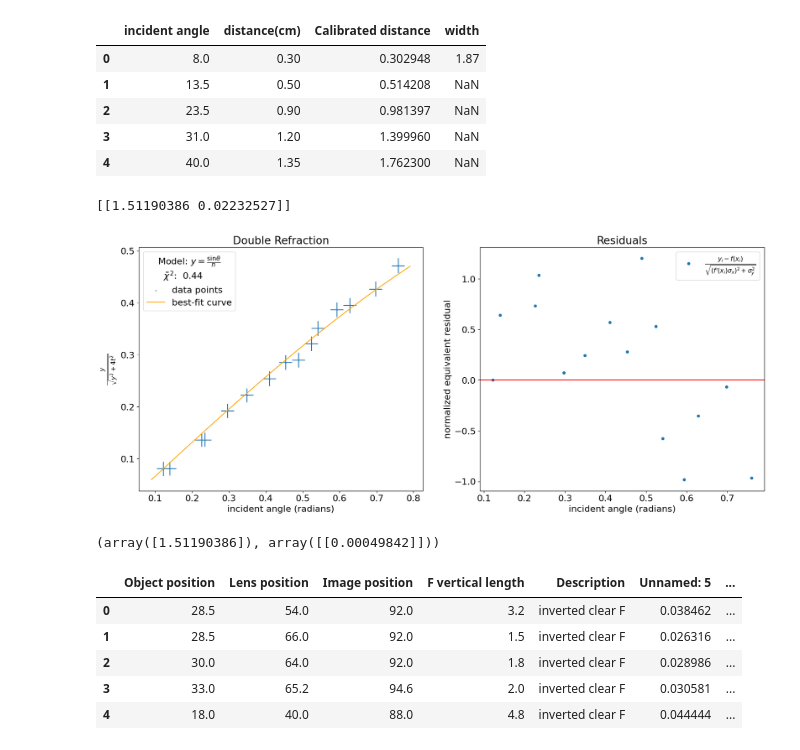
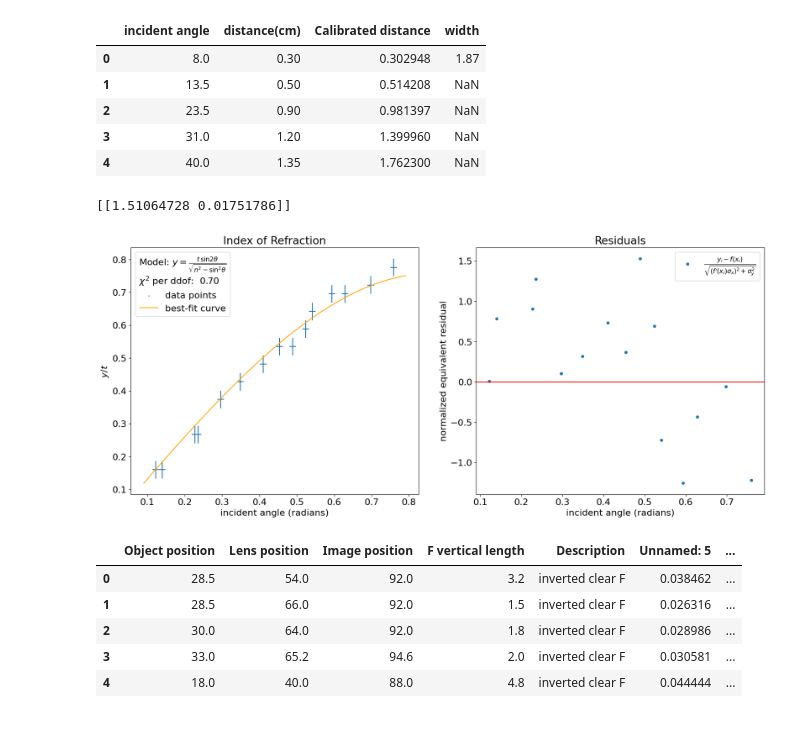
Before and after one commit to ryanliu30/5CL, a Jupyter notebook: notebooks/lab0.ipynb, the cells around one changed output. Cells and saved outputs as stored; diff of their text form; code cells hidden in the pictures.

```diff
--- a/notebooks/lab0.ipynb
+++ b/notebooks/lab0.ipynb
@@ -46,9 +45,9 @@ fit_and_plot(
 # %%
 class Exp2Model:
     def forward(self, x, n):
-        return np.sin(x)/n
+        return np.sin(x*2)/np.sqrt(n**2 - np.square(np.sin(x)))
     def backward(self, x, n):
-        return np.cos(x)/n
+        return 2*np.cos(x*2)/np.sqrt(n**2 - np.square(np.sin(x))) + 0.5*np.square(np.sin(x*2))/np.power(n**2 - np.square(np.sin(x)), 1.5)
 exp2_model = Exp2Model()
 df_exp2[:5]
 # %% [output]
@@ -68,22 +60,21 @@ sigma = 0.05*np.abs(
-# %%
-fit_and_plot(
-    exp2_model,
-    x,
-    y,
-    np.pi/180,
-    sigma,
-    1,
-    None,
-    "incident angle (radians)",
-    r"$\frac{y}{\sqrt{y^2 + 4t^2}}$",
-    "Double Refraction",
-    r"$y = \frac{\sin\theta}{n}$",
-    "Residuals",
-    )
-# %% [output]
-[[1.51190386 0.02232527]]
-[figure, removed]
-(array([1.51190386]), array([[0.00049842]]))
+# %%
+fit_and_plot(
+    exp2_model,
+    df_exp2["incident angle"]/180*np.pi,
+    df_exp2["distance(cm)"]/1.87,
+    0.5*np.pi/180,
+    np.sqrt(np.square(0.05/1.87) + np.square(df_exp2["distance(cm)"]*0.005/1.87**2)),
+    1,
+    None,
+    "incident angle (radians)",
+    r"$y/t$",
+    "Index of Refraction",
+    r"$y = \frac{t\,\sin 2\theta}{\sqrt{n^2 - \sin^2\theta}}$",
+    "Residuals",
+    );
+# %% [output]
+[[1.51064728 0.01751786]]
+[figure, added]
 # %%
 class Exp3Model:
     def forward(self, x, f):
```
Also changed, not shown: parts of 7 cells of this notebook.
